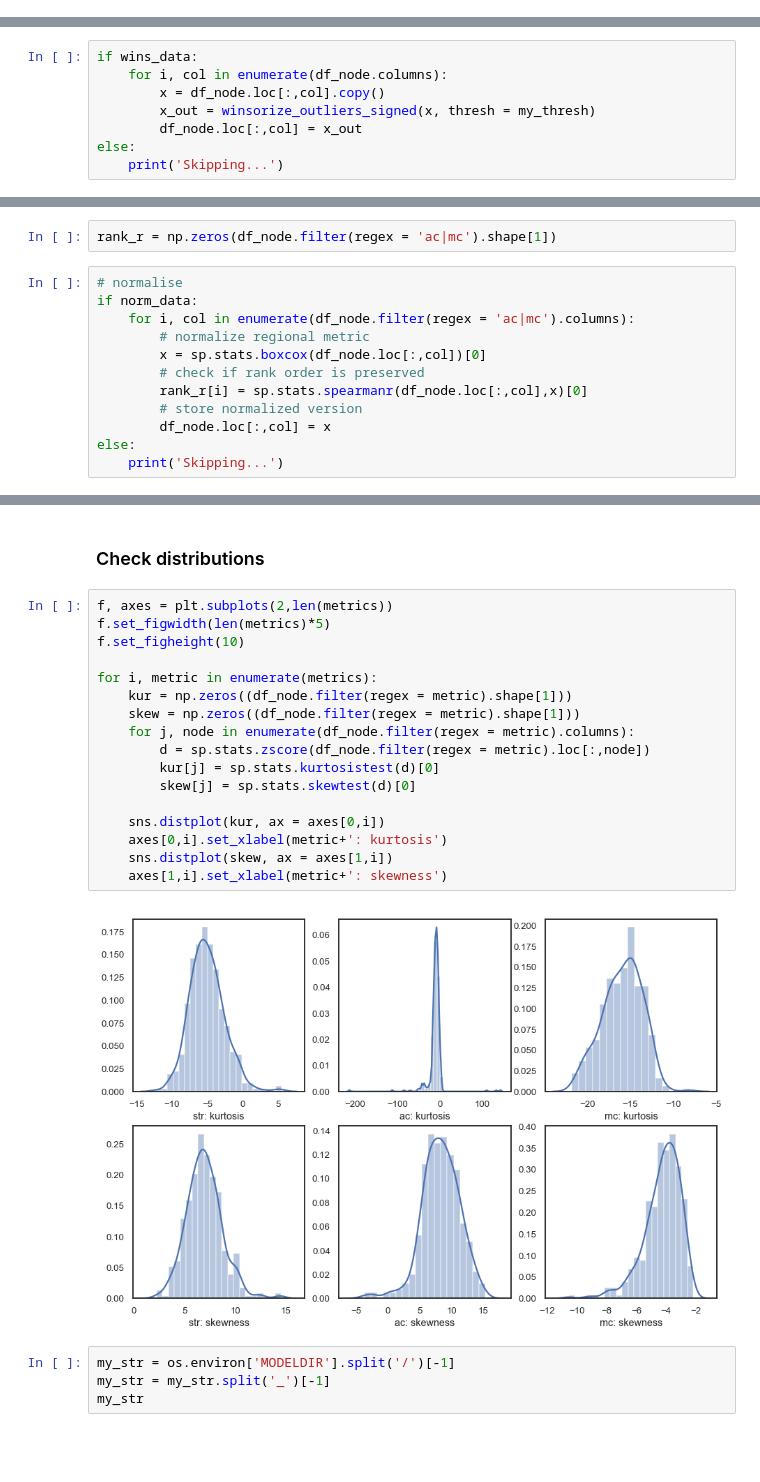
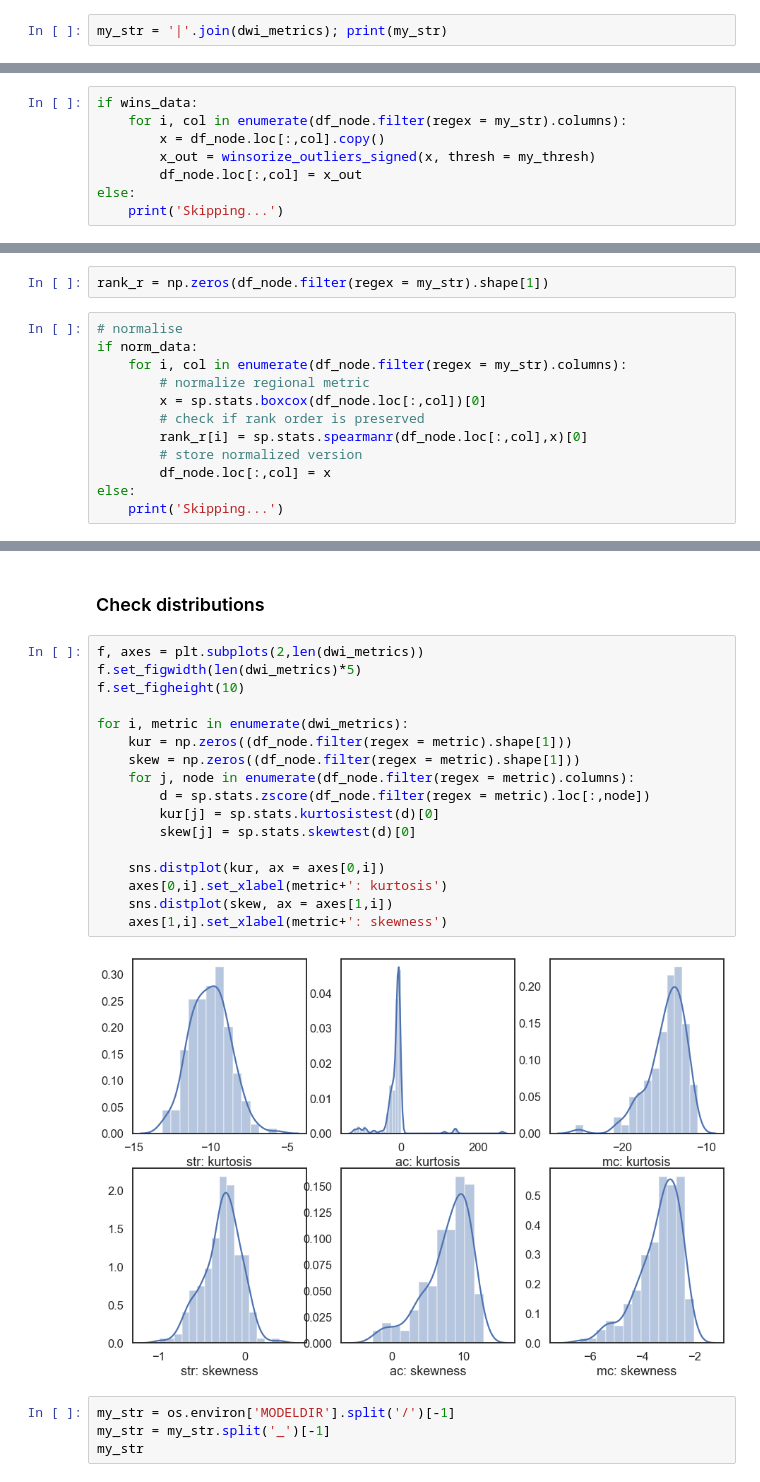
Before and after one commit to lindenmp/neurodev_cs_predictive, a Jupyter notebook: code/clean_node_metrics.ipynb, the cells around one changed output, grey strips where cells are left out. Drawn from its saved outputs; the diff is of its cells as text; blank space fills up the shorter version.

```diff
--- a/code/clean_node_metrics.ipynb
+++ b/code/clean_node_metrics.ipynb
@@ -158,2 +162,4 @@ for i, metric in enumerate(metrics):
 # %% [markdown]
 ### Winsorize outliers
+# %%
+my_str = '|'.join(dwi_metrics); print(my_str)
@@ -160,6 +168,6 @@ for i, metric in enumerate(metrics):
 # %%
 if wins_data:
-    for i, col in enumerate(df_node.columns):
+    for i, col in enumerate(df_node.filter(regex = my_str).columns):
         x = df_node.loc[:,col].copy()
         x_out = winsorize_outliers_signed(x, thresh = my_thresh)
         df_node.loc[:,col] = x_out
@@ -171,11 +179,11 @@ else:
 if np.any(df_node<0):
     print('WARNING: some regional values are <0.. box cox will fail')
 # %%
-rank_r = np.zeros(df_node.filter(regex = 'ac|mc').shape[1])
+rank_r = np.zeros(df_node.filter(regex = my_str).shape[1])
 # %%
 # normalise
 if norm_data:
-    for i, col in enumerate(df_node.filter(regex = 'ac|mc').columns):
+    for i, col in enumerate(df_node.filter(regex = my_str).columns):
         # normalize regional metric
         x = sp.stats.boxcox(df_node.loc[:,col])[0]
         # check if rank order is preserved
@@ -191,24 +199,24 @@ np.sum(rank_r < .99)
 # %% [markdown]
 ### Check distributions
 # %%
-f, axes = plt.subplots(2,len(metrics))
-f.set_figwidth(len(metrics)*5)
+f, axes = plt.subplots(2,len(dwi_metrics))
+f.set_figwidth(len(dwi_metrics)*5)
 f.set_figheight(10)
 
-for i, metric in enumerate(metrics):
+for i, metric in enumerate(dwi_metrics):
     kur = np.zeros((df_node.filter(regex = metric).shape[1]))
     skew = np.zeros((df_node.filter(regex = metric).shape[1]))
     for j, node in enumerate(df_node.filter(regex = metric).columns):
         d = sp.stats.zscore(df_node.filter(regex = metric).loc[:,node])
         kur[j] = sp.stats.kurtosistest(d)[0]
         skew[j] = sp.stats.skewtest(d)[0]
 
     sns.distplot(kur, ax = axes[0,i])
     axes[0,i].set_xlabel(metric+': kurtosis')
     sns.distplot(skew, ax = axes[1,i])
     axes[1,i].set_xlabel(metric+': skewness')
 # %% [output]
-[figure, old version]
+[figure, new version]
 # %%
 my_str = os.environ['MODELDIR'].split('/')[-1]
 my_str = my_str.split('_')[-1]
```
Also changed, not shown: parts of 24 cells of this notebook, 7 other files.
